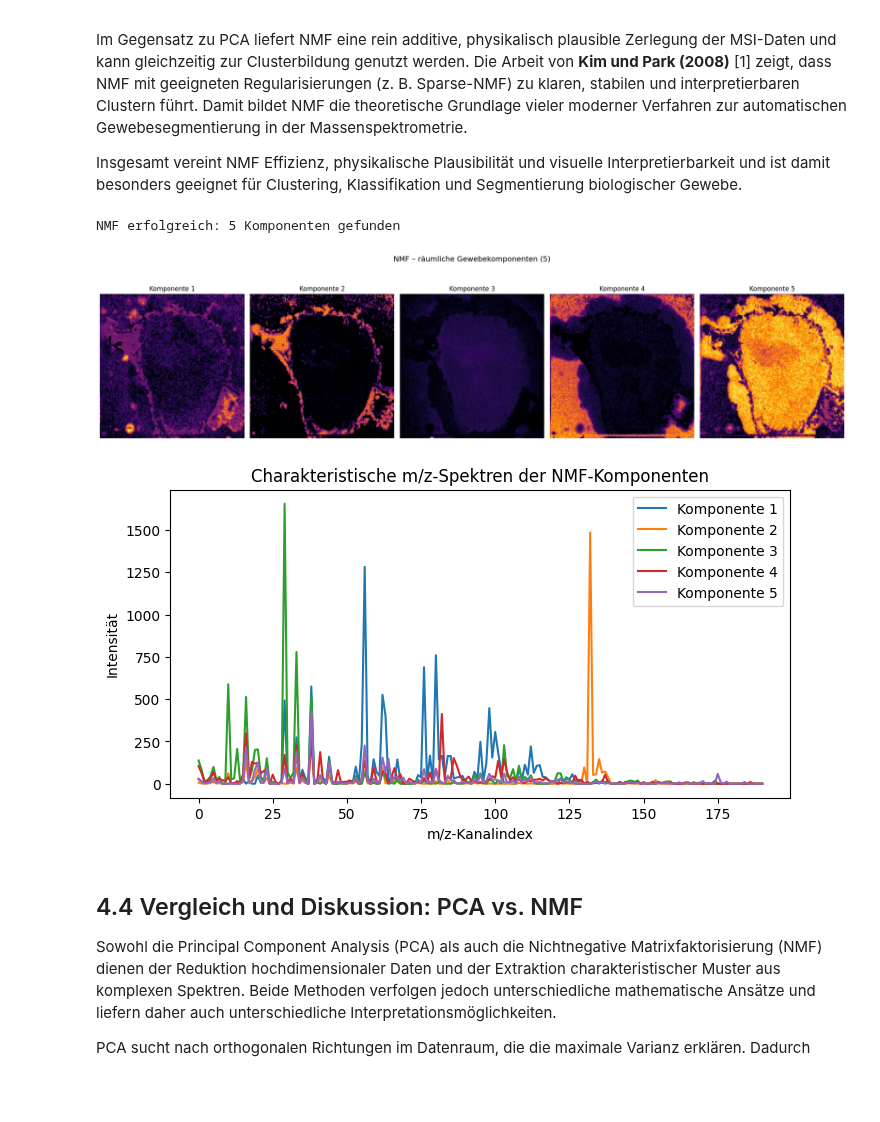
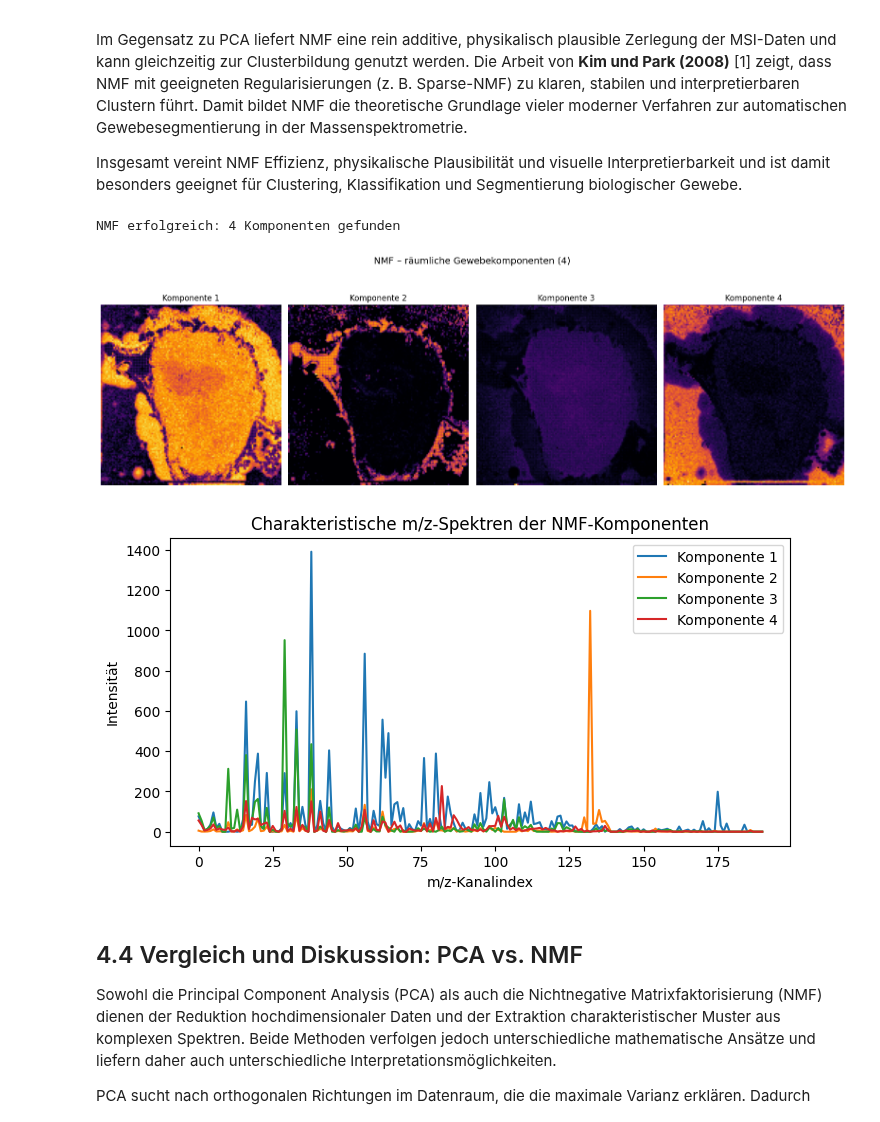
Before and after one commit to janphr03/MassSpectrometryImaging, a Jupyter notebook: Main.ipynb, the cells around one changed output. Cells and saved outputs as stored; diff of their text form; code cells hidden in the pictures; blank space fills up the shorter version.

```diff
--- a/Main.ipynb
+++ b/Main.ipynb
@@ -590,37 +590,43 @@ spectral_matrix_NMF = ims_cube.reshape(-1, n_channels)
 
 # W ~ räumliche Muster (Pixel × Komponenten)
 # H ~ charakteristische Spektren (Komponenten × Kanäle)
-n_components = 5    #
+
+# Wahl von 4 Komponenten:
+# Bei NMF existiert kein Varianz-Kriterium wie bei PCA.
+# 3 Komponenten waren zu grob ,
+# ab 5 Komponenten trennen sich Cluster künstlich und es entsteht Redundanz.
+# 4 liefert visuell klar abgegrenzte und stabile Strukturen.
+n_components = 4
 model = NMF(n_components=n_components, init="nndsvda", random_state=42, max_iter=500)
 W = model.fit_transform(spectral_matrix_NMF)
 H = model.components_
 
 print(f"NMF erfolgreich: {n_components} Komponenten gefunden")
 
 # Räumliche Muster darstellen
 plt.figure(figsize=(4 * n_components, 5))
 for i in range(n_components):
     plt.subplot(1, n_components, i + 1)
     plt.imshow(W[:, i].reshape(height, width), cmap="inferno")
     plt.title(f"Komponente {i + 1}", fontsize=12)
     plt.axis("off")
 plt.suptitle(f"NMF – räumliche Gewebekomponenten ({n_components})", fontsize=14, y=1.05)
 plt.tight_layout()
 plt.show()
 
 # Charakteristische Spektren jeder Komponente
 plt.figure(figsize=(8, 4))
 for i in range(n_components):
     plt.plot(H[i], label=f"Komponente {i + 1}")
 plt.title("Charakteristische m/z-Spektren der NMF-Komponenten")
 plt.xlabel("m/z-Kanalindex")
 plt.ylabel("Intensität")
 plt.legend()
 plt.show()
 # %% [output]
-NMF erfolgreich: 5 Komponenten gefunden
+NMF erfolgreich: 4 Komponenten gefunden
-[figure, old version]
+[figure, new version]
-[figure, old version]
+[figure, new version]
 # %% [markdown]
 ## 4.4 Vergleich und Diskussion: PCA vs. NMF
 
```
